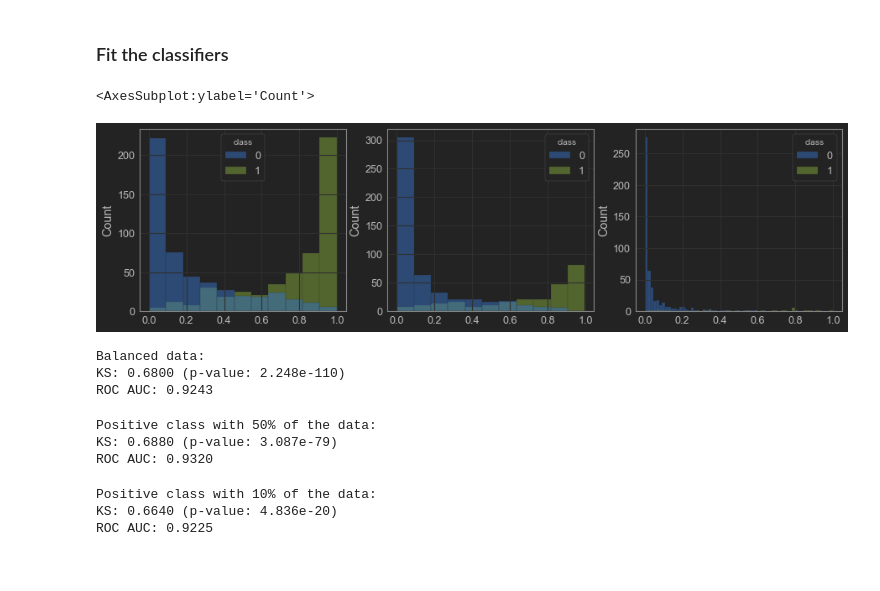
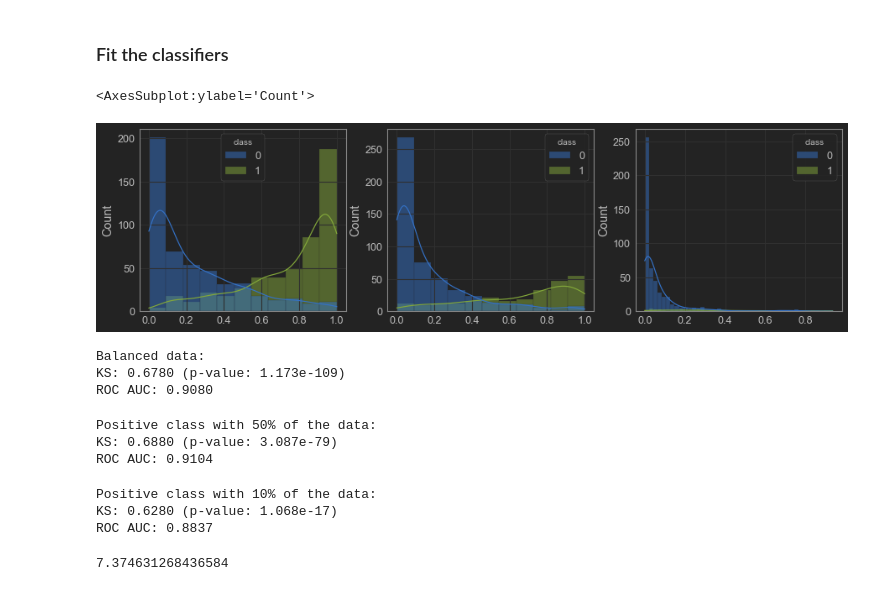
Before and after one commit to vinyluis/Articles, a Jupyter notebook: Kolmogorov-Smirnov/Kolmogorov-Smirnov - Classification.ipynb, the cells around one changed output. Cells and saved outputs as stored; diff of their text form; code cells hidden in the pictures.

```diff
--- a/Kolmogorov-Smirnov/Kolmogorov-Smirnov - Classification.ipynb
+++ b/Kolmogorov-Smirnov/Kolmogorov-Smirnov - Classification.ipynb
@@ -227,30 +252,34 @@ y_pred_10 = model_10.predict(X_10)
 y_proba_10 = model_10.predict_proba(X_10)
 # %%
 fig = plt.figure(figsize = (15, 4))
-sns.histplot(x = y_proba_100[:, 1], hue = y_100, ax = plt.subplot(1, 3, 1))
-sns.histplot(x = y_proba_50[:, 1], hue = y_50, ax = plt.subplot(1, 3, 2))
-sns.histplot(x = y_proba_10[:, 1], hue = y_10, ax = plt.subplot(1, 3, 3))
+sns.histplot(x = y_proba_100[:, 1], hue = y_100, ax = plt.subplot(1, 3, 1), kde = True)
+sns.histplot(x = y_proba_50[:, 1], hue = y_50, ax = plt.subplot(1, 3, 2), kde = True)
+sns.histplot(x = y_proba_10[:, 1], hue = y_10, ax = plt.subplot(1, 3, 3), kde = True)
 # %% [output]
 <AxesSubplot:ylabel='Count'>
-[figure, old version]
+[figure, new version]
 # %%
 print("Balanced data:")
-evaluate_ks_and_roc_auc(y_100, y_proba_100)
+ks_100, auc_100 = evaluate_ks_and_roc_auc(y_100, y_proba_100)
 # %% [output]
 Balanced data:
-KS: 0.6800 (p-value: 2.248e-110)
-ROC AUC: 0.9243
+KS: 0.6780 (p-value: 1.173e-109)
+ROC AUC: 0.9080
 # %%
 print("Positive class with 50% of the data:")
-evaluate_ks_and_roc_auc(y_50, y_proba_50)
+ks_50, auc_50 = evaluate_ks_and_roc_auc(y_50, y_proba_50)
 # %% [output]
 Positive class with 50% of the data:
 KS: 0.6880 (p-value: 3.087e-79)
-ROC AUC: 0.9320
+ROC AUC: 0.9104
 # %%
 print("Positive class with 10% of the data:")
-evaluate_ks_and_roc_auc(y_10, y_proba_10)
+ks_10, auc_10 = evaluate_ks_and_roc_auc(y_10, y_proba_10)
 # %% [output]
 Positive class with 10% of the data:
-KS: 0.6640 (p-value: 4.836e-20)
-ROC AUC: 0.9225
+KS: 0.6280 (p-value: 1.068e-17)
+ROC AUC: 0.8837
+# %%
+100*(0.6780 - 0.6280) / 0.6780
+# %% [output]
+7.374631268436584
```
Also changed, not shown: parts of 12 cells of this notebook, 22 other files.
